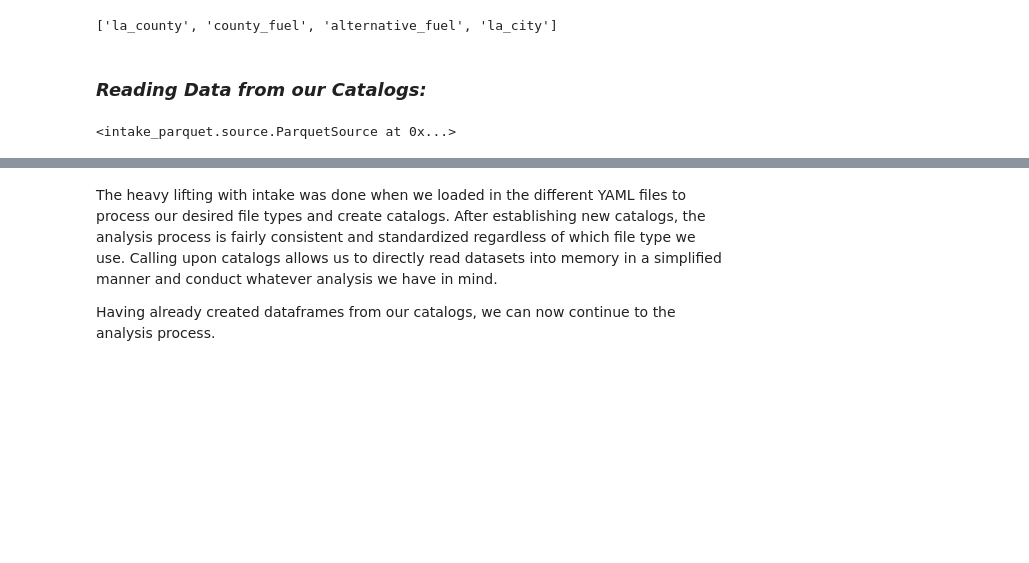
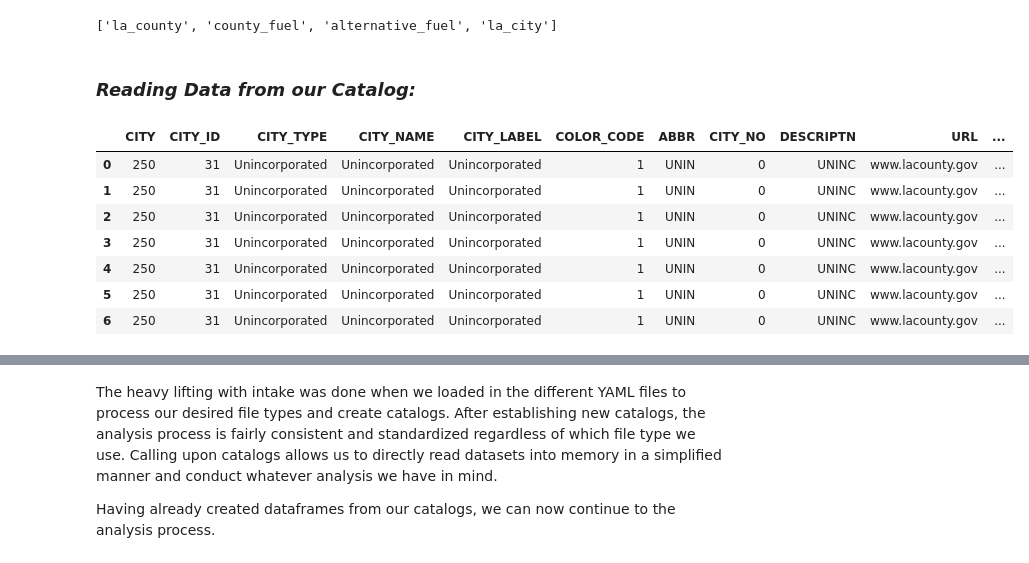
Before and after one commit to ian-r-rose/intake-dcat, a Jupyter notebook: examples/data_source_examples.ipynb, the cells around one changed output, grey strips where cells are left out. Saved outputs shown, nothing was run; the diff lists cells and outputs as text; code cells hidden in the pictures; blank space fills up the shorter version.

```diff
--- a/examples/data_source_examples.ipynb
+++ b/examples/data_source_examples.ipynb
@@ -165,16 +165,23 @@ county_stations.head()
 ## **Parquet Files**
 Parquet files are an alternative to CSVs. They are more condensed, easier to load, and provide data types for entries. Since they are similar to CSVs, they can be created by converting CSV using pandas. It isn't particularly easy to find open and available Parquet files so we will opt for converting CSV files. Again, as with all other file types, the main changes necesary to create a catalog with Parquet files is changing the driver type. There is a plug-in available for Parquet files that allows you to set `driver: parquet`. Use `conda install -c conda-forge intake-parquet` to install the plug-in. Afterwards, we can then change our driver type and change the urlpath to access to the parquet files.
 # %%
-catalog_parquet = intake.open_catalog('parquet.yml') #reading in new YAML file with updated data
+catalog_parquet = intake.open_catalog('./catalogs/parquet.yml') #reading in new YAML file with updated data
 print(list(catalog_parquet))
 # %% [output]
 ['la_county', 'county_fuel', 'alternative_fuel', 'la_city']
 # %% [markdown]
-### *Reading Data from our Catalogs:* ###
+### *Reading Data from our Catalog:* ###
 # %%
 #local Parquet:
 frame1 = catalog_parquet.la_county
-county = catalog_parquet.la_county.get()
+county = catalog_parquet.la_county.read()
 county
 # %% [output]
-<intake_parquet.source.ParquetSource at 0x...>
+|  | CITY | CITY_ID | CITY_TYPE | CITY_NAME | CITY_LABEL | COLOR_CODE | ABBR | CITY_NO | DESCRIPTN | URL | ... |
+| 0 | 250 | 31 | Unincorporated | Unincorporated | Unincorporated | 1 | UNIN | 0 | UNINC | www.lacounty.gov | ... |
+| 1 | 250 | 31 | Unincorporated | Unincorporated | Unincorporated | 1 | UNIN | 0 | UNINC | www.lacounty.gov | ... |
+| 2 | 250 | 31 | Unincorporated | Unincorporated | Unincorporated | 1 | UNIN | 0 | UNINC | www.lacounty.gov | ... |
+| 3 | 250 | 31 | Unincorporated | Unincorporated | Unincorporated | 1 | UNIN | 0 | UNINC | www.lacounty.gov | ... |
+| 4 | 250 | 31 | Unincorporated | Unincorporated | Unincorporated | 1 | UNIN | 0 | UNINC | www.lacounty.gov | ... |
+| 5 | 250 | 31 | Unincorporated | Unincorporated | Unincorporated | 1 | UNIN | 0 | UNINC | www.lacounty.gov | ... |
+| 6 | 250 | 31 | Unincorporated | Unincorporated | Unincorporated | 1 | UNIN | 0 | UNINC | www.lacounty.gov | ... |
```
Also changed, not shown: parts of 14 cells of this notebook, 12 other files.
